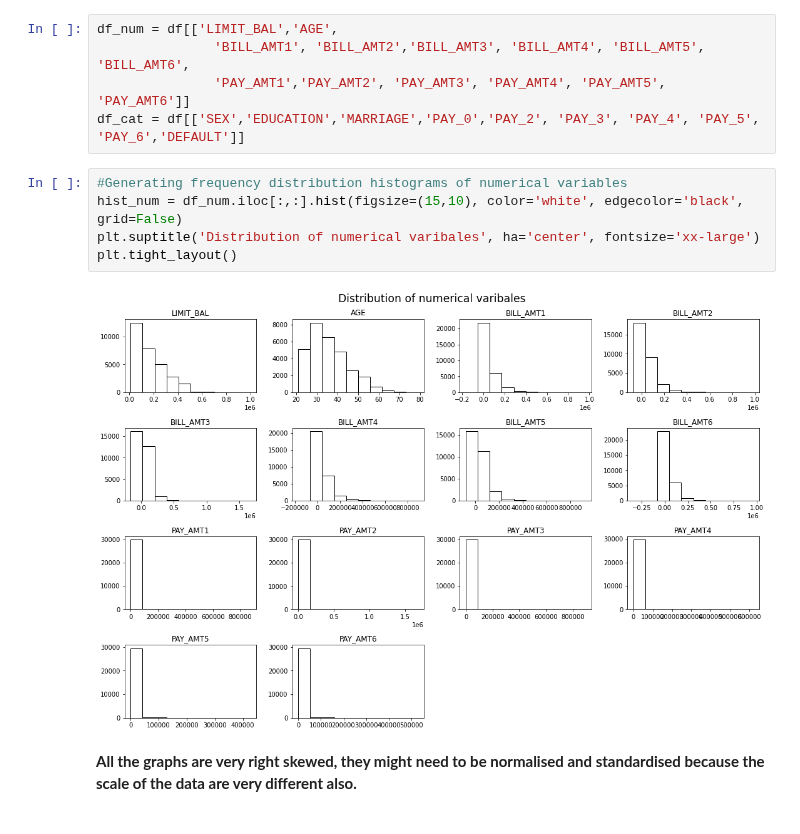
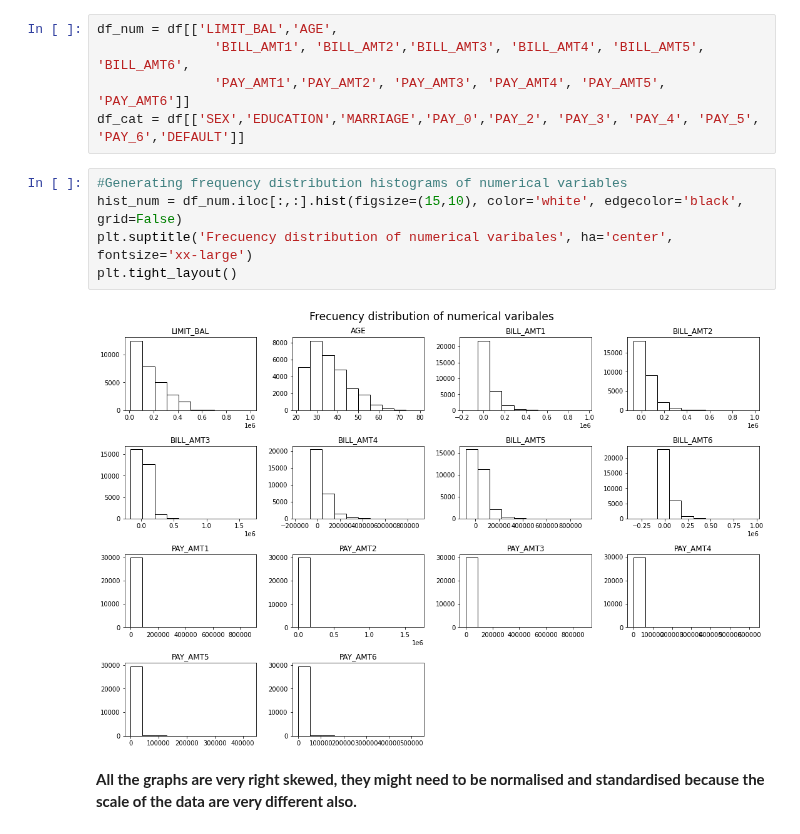
Before and after one commit to pagrkonecta/Konecta_Test, a Jupyter notebook: Konecta_Test_PAGR.ipynb, the cells around one changed output. Cells and saved outputs as stored; diff of their text form.

```diff
--- a/Konecta_Test_PAGR.ipynb
+++ b/Konecta_Test_PAGR.ipynb
@@ -180,10 +180,10 @@ df_cat = df[['SEX','EDUCATION','MARRIAGE','PAY_0','PAY_2', 'PAY_3', 'PAY_4', 'PA
 # %%
 #Generating frequency distribution histograms of numerical variables
 hist_num = df_num.iloc[:,:].hist(figsize=(15,10), color='white', edgecolor='black', grid=False)
-plt.suptitle('Distribution of numerical varibales', ha='center', fontsize='xx-large')
+plt.suptitle('Frecuency distribution of numerical varibales', ha='center', fontsize='xx-large')
 plt.tight_layout()
 # %% [output]
-[figure, old version]
+[figure, new version]
 # %% [markdown]
 **All the graphs are very right skewed, they might need to be normalised and standardised because the scale of the data are very different also.**
 # %%
```
Also changed, not shown: parts of 1 cell of this notebook.
